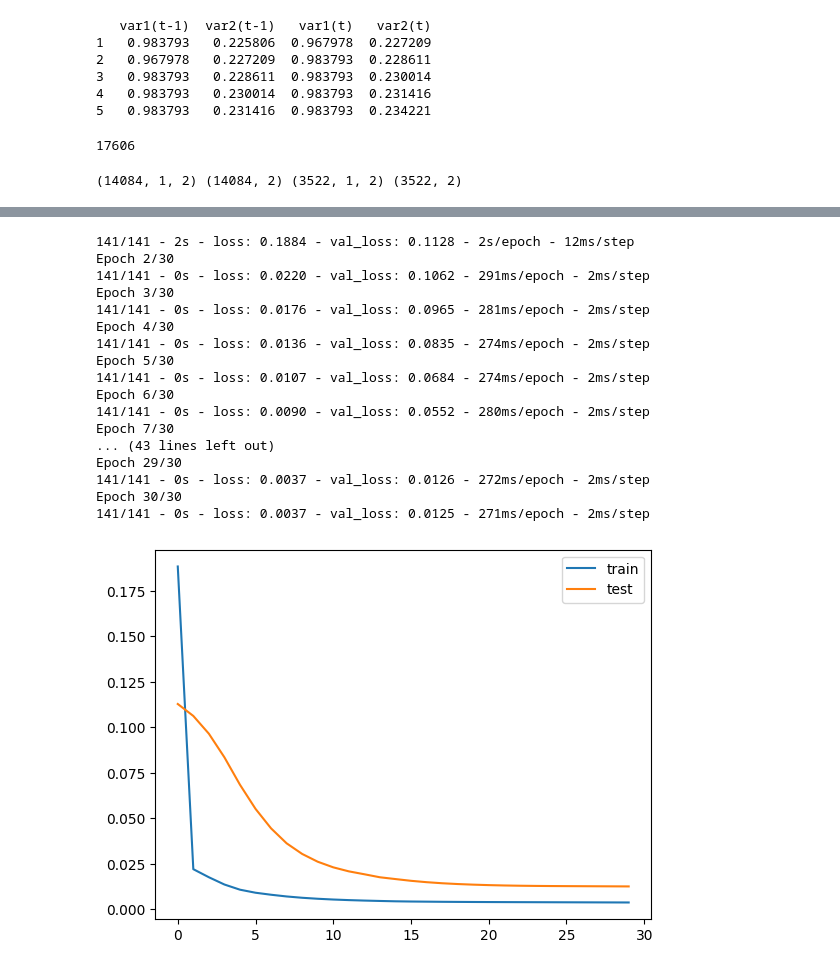
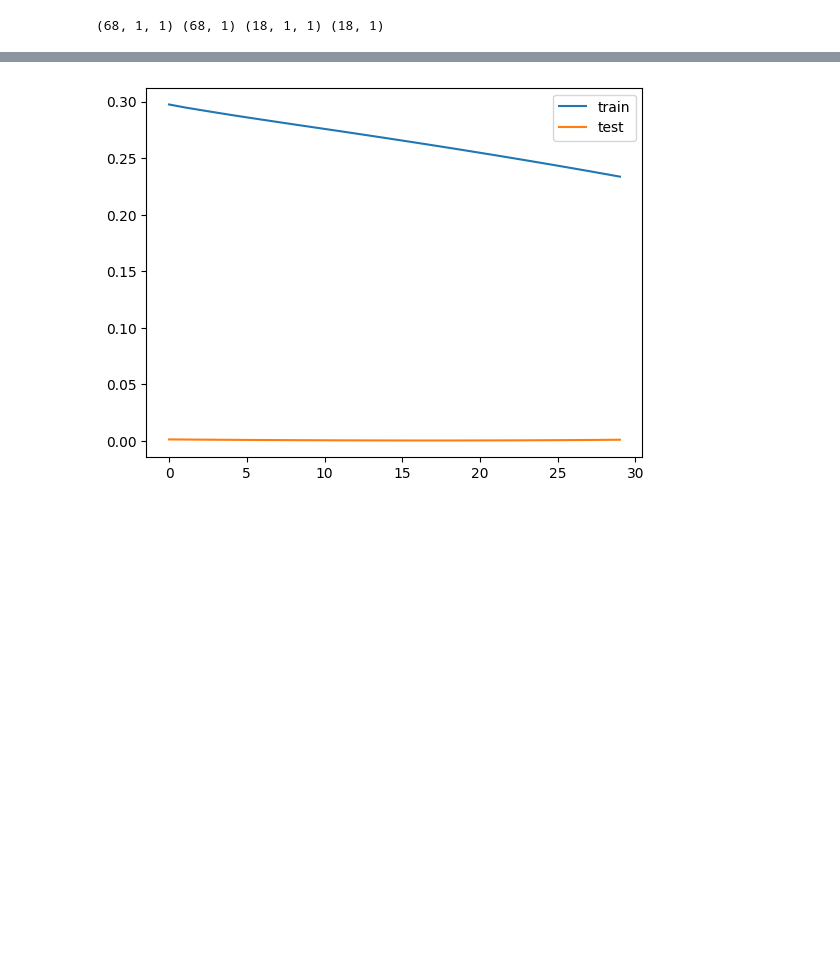
Before and after one commit to sriharikg2003/Moisture-Minds, a Jupyter notebook: neural_1.ipynb, the cells around one changed output, grey strips where cells are left out. Cells and saved outputs as stored; diff of their text form; code cells hidden in the pictures; blank space fills up the shorter version.

```diff
--- a/neural_1.ipynb
+++ b/neural_1.ipynb
@@ -69,0 +31,17 @@ date
+# %%
+df = pd.read_csv("data1.csv")
+df['date'] = pd.to_datetime(df['ttime'])
+df = df.loc[(df['date'] > '2022-12-01') ]
+df = df.reset_index(drop = True)
+df.index.name = 'date'
+
+df['timestamp'] = pd.to_datetime(df['ttime'])
+df_grouped = df.groupby(df['timestamp'].dt.date).mean()
+
+
+print(df_grouped.head())
+feature_list = ['sm']
+feature_list_len = len(feature_list)
+values = df_grouped[feature_list].values
+plt.plot(values[:, 0])
+plt.show()
@@ -93,19 +70,7 @@ array([[9.8379296e-01, 2.2580624e-01],
 # %%
 reframed = series_to_supervised(scaled, 1, 1)
-# reframed.drop(reframed.columns[[-1]], axis=1, inplace=True)
-print(reframed.head())
-# %% [output]
-   var1(t-1)  var2(t-1)   var1(t)   var2(t)
-1   0.983793   0.225806  0.967978  0.227209
-2   0.967978   0.227209  0.983793  0.228611
-3   0.983793   0.228611  0.983793  0.230014
-4   0.983793   0.230014  0.983793  0.231416
-5   0.983793   0.231416  0.983793  0.234221
 # %%
 values = reframed.values
-len(values)
-# %% [output]
-17606
 # %%
 train = values[:int(0.8*(len(values))), :]
 test = values[int(0.8*(len(values))):, :]
@@ -117,35 +82,15 @@ train_X = train_X.reshape((train_X.shape[0], 1, train_X.shape[1]))
 test_X = test_X.reshape((test_X.shape[0], 1, test_X.shape[1]))
 print(train_X.shape, train_y.shape, test_X.shape, test_y.shape)
 # %% [output]
-(14084, 1, 2) (14084, 2) (3522, 1, 2) (3522, 2)
+(68, 1, 1) (68, 1) (18, 1, 1) (18, 1)
 # %%
 model = Sequential()
 model.add(LSTM(100, activation='relu', return_sequences=True, input_shape=(train_X.shape[1], train_X.shape[2])))
-# model.add(Dropout(0.5))
-# # model.add(RepeatVector(1))
-# model.add(LSTM(10, activation='relu', return_sequences=True))
 model.add(LSTM(25, activation='relu', return_sequences=True))
-# model.add(LSTM(25, activation='relu', return_sequences=True))
-
-# model.add(LSTM(units = 64, return_sequences = True, input_shape = (train_X.shape[1], train_X.shape[2])))
-# model.add(Dropout(0.5))
-
-# model.add(LSTM(units = 128, return_sequences = True))
-# model.add(Dropout(0.5))
-
-# model.add(LSTM(units = 64, return_sequences = True))
-# model.add(Dropout(0.5))
-
-# model.add(LSTM(units = 64))
-# model.add(Dropout(0.2))
-
 
 model.add(Dense(feature_list_len))
-# model.add(TimeDistributed(Dense(2)))
-model.compile(loss='mse', optimizer='adam')
-# fit network
+model.compile(loss='mse', optimizer='adam', metrics='mae')
 history = model.fit(train_X, train_y, epochs=30, batch_size=100, validation_data=(test_X, test_y), verbose=2, shuffle=False)
-# plot history
 plt.plot(history.history['loss'], label='train')
 plt.plot(history.history['val_loss'], label='test')
 plt.legend()
@@ -156,19 +116,2 @@ Epoch 1/30
-141/141 - 2s - loss: 0.1884 - val_loss: 0.1128 - 2s/epoch - 12ms/step
-Epoch 2/30
-141/141 - 0s - loss: 0.0220 - val_loss: 0.1062 - 291ms/epoch - 2ms/step
-Epoch 3/30
-141/141 - 0s - loss: 0.0176 - val_loss: 0.0965 - 281ms/epoch - 2ms/step
-Epoch 4/30
-141/141 - 0s - loss: 0.0136 - val_loss: 0.0835 - 274ms/epoch - 2ms/step
-Epoch 5/30
-141/141 - 0s - loss: 0.0107 - val_loss: 0.0684 - 274ms/epoch - 2ms/step
-Epoch 6/30
-141/141 - 0s - loss: 0.0090 - val_loss: 0.0552 - 280ms/epoch - 2ms/step
-Epoch 7/30
-... (43 lines left out)
-Epoch 29/30
-141/141 - 0s - loss: 0.0037 - val_loss: 0.0126 - 272ms/epoch - 2ms/step
-Epoch 30/30
-141/141 - 0s - loss: 0.0037 - val_loss: 0.0125 - 271ms/epoch - 2ms/step
-[figure, old version]
+[figure, new version]
 # %%
```
Also changed, not shown: parts of 10 cells of this notebook.
